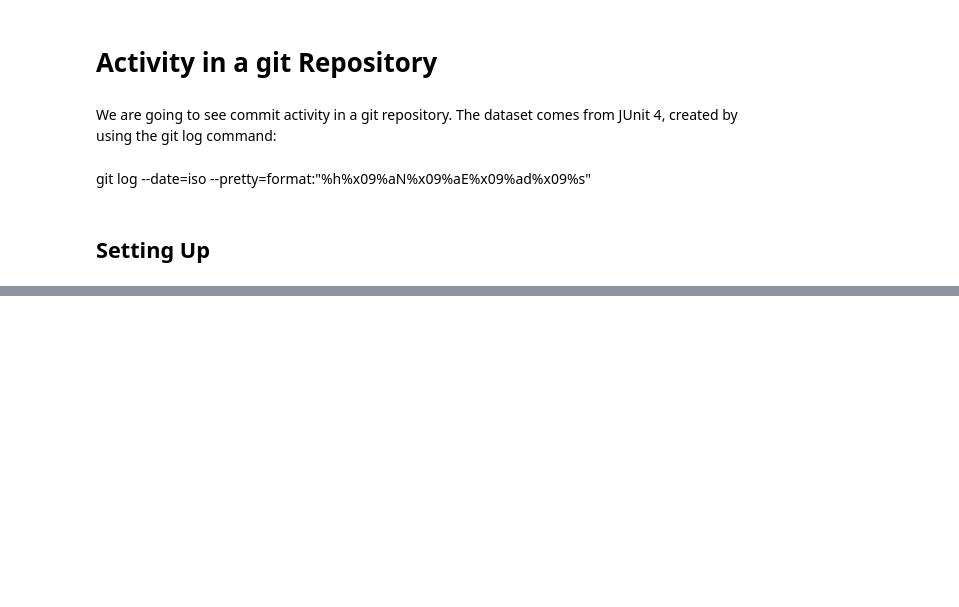
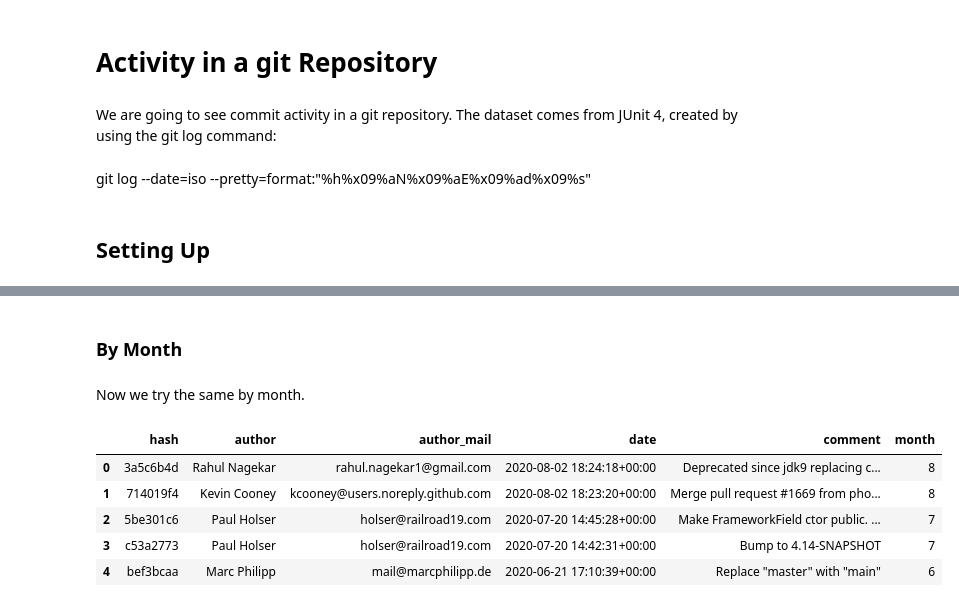
Before and after one commit to Bernardo-MG/jupyter-notebook-example, a Jupyter notebook: git/git_activity.ipynb, the cells around one changed output, grey strips where cells are left out. Cells and saved outputs as stored; diff of their text form; code cells hidden in the pictures; blank space fills up the shorter version.

```diff
--- a/git/git_activity.ipynb
+++ b/git/git_activity.ipynb
@@ -24,0 +88,14 @@ activity.head()
+# %% [markdown]
+### By Month
+# %% [markdown]
+Now we try the same by month.
+# %%
+activity["month"] = activity["date"].dt.month
+activity.head()
+# %% [output]
+|  | hash | author | author_mail | date | comment | month |
+| 0 | 3a5c6b4d | Rahul Nagekar | rahul.nagekar1@gmail.com | 2020-08-02 18:24:18+00:00 | Deprecated since jdk9 replacing c... | 8 |
+| 1 | 714019f4 | Kevin Cooney | kcooney@users.noreply.github.com | 2020-08-02 18:23:20+00:00 | Merge pull request #1669 from pho... | 8 |
+| 2 | 5be301c6 | Paul Holser | holser@railroad19.com | 2020-07-20 14:45:28+00:00 | Make FrameworkField ctor public. ... | 7 |
+| 3 | c53a2773 | Paul Holser | holser@railroad19.com | 2020-07-20 14:42:31+00:00 | Bump to 4.14-SNAPSHOT | 7 |
+| 4 | bef3bcaa | Marc Philipp | mail@marcphilipp.de | 2020-06-21 17:10:39+00:00 | Replace "master" with "main" | 6 |
```
Also changed, not shown: parts of 15 cells of this notebook, 1 other file.
